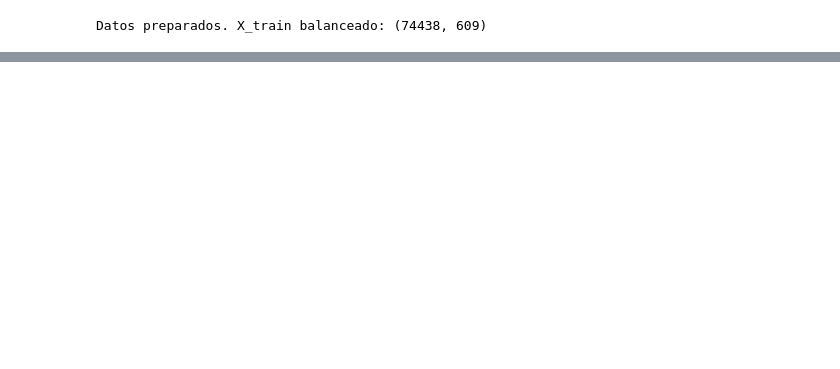
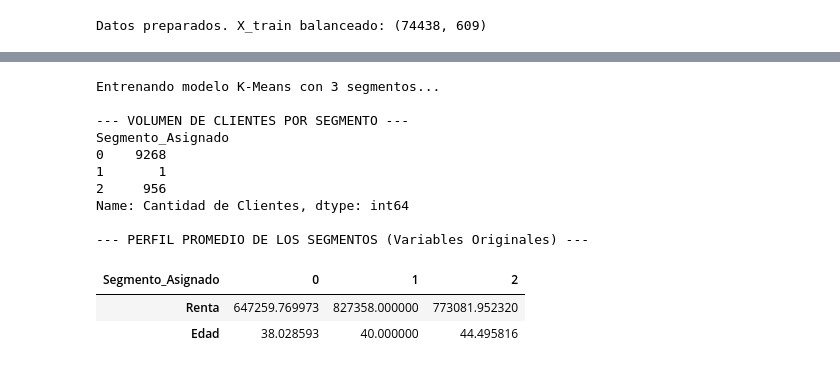
Before and after one commit to havier14-2/Machine_L, a Jupyter notebook: Machine_L.ipynb, the cells around one changed output, grey strips where cells are left out. Saved outputs shown, nothing was run; the diff lists cells and outputs as text; code cells hidden in the pictures; blank space fills up the shorter version.

```diff
--- a/Machine_L.ipynb
+++ b/Machine_L.ipynb
@@ -58,0 +115,41 @@ Top 5 clientes para campaña de marketing inmediata:
+# %%
+import importlib
+import src.ml_core
+
+# 1. Obligamos a Jupyter a recargar el archivo desde el disco duro
+importlib.reload(src.ml_core)
+
+# 2. Ahora sí importamos las funciones fresquitas
+from src.ml_core import entrenar_modelo_no_supervisado, perfilar_clusters
+
+# 3. Entrenamos K-Means con K=3
+k_optimo = 3
+print(f"Entrenando modelo K-Means con {k_optimo} segmentos...")
+modelo_kmeans, etiquetas_clusters = entrenar_modelo_no_supervisado(X_test_prep, k_optimo)
+
+# 4. Perfilamos los clusters con los datos originales
+df_segmentado, perfilamiento, volumen = perfilar_clusters(df_original, indices_test, etiquetas_clusters)
+
+print("\n--- VOLUMEN DE CLIENTES POR SEGMENTO ---")
+print(volumen)
+
+print("\n--- PERFIL PROMEDIO DE LOS SEGMENTOS (Variables Originales) ---")
+# Ajusta los nombres exactos si varían en tu Excel.
+variables_clave = ['Renta', 'Edad']
+variables_presentes = [col for col in variables_clave if col in perfilamiento.index]
+
+display(perfilamiento.loc[variables_presentes].style.background_gradient(cmap='YlGnBu', axis=1))
+# %% [output]
+Entrenando modelo K-Means con 3 segmentos...
+
+--- VOLUMEN DE CLIENTES POR SEGMENTO ---
+Segmento_Asignado
+0    9268
+1       1
+2     956
+Name: Cantidad de Clientes, dtype: int64
+
+--- PERFIL PROMEDIO DE LOS SEGMENTOS (Variables Originales) ---
+| Segmento_Asignado | 0 | 1 | 2 |
+| Renta | 647259.769973 | 827358.000000 | 773081.952320 |
+| Edad | 38.028593 | 40.000000 | 44.495816 |
```
Also changed, not shown: parts of 11 cells of this notebook, 1 other file.
